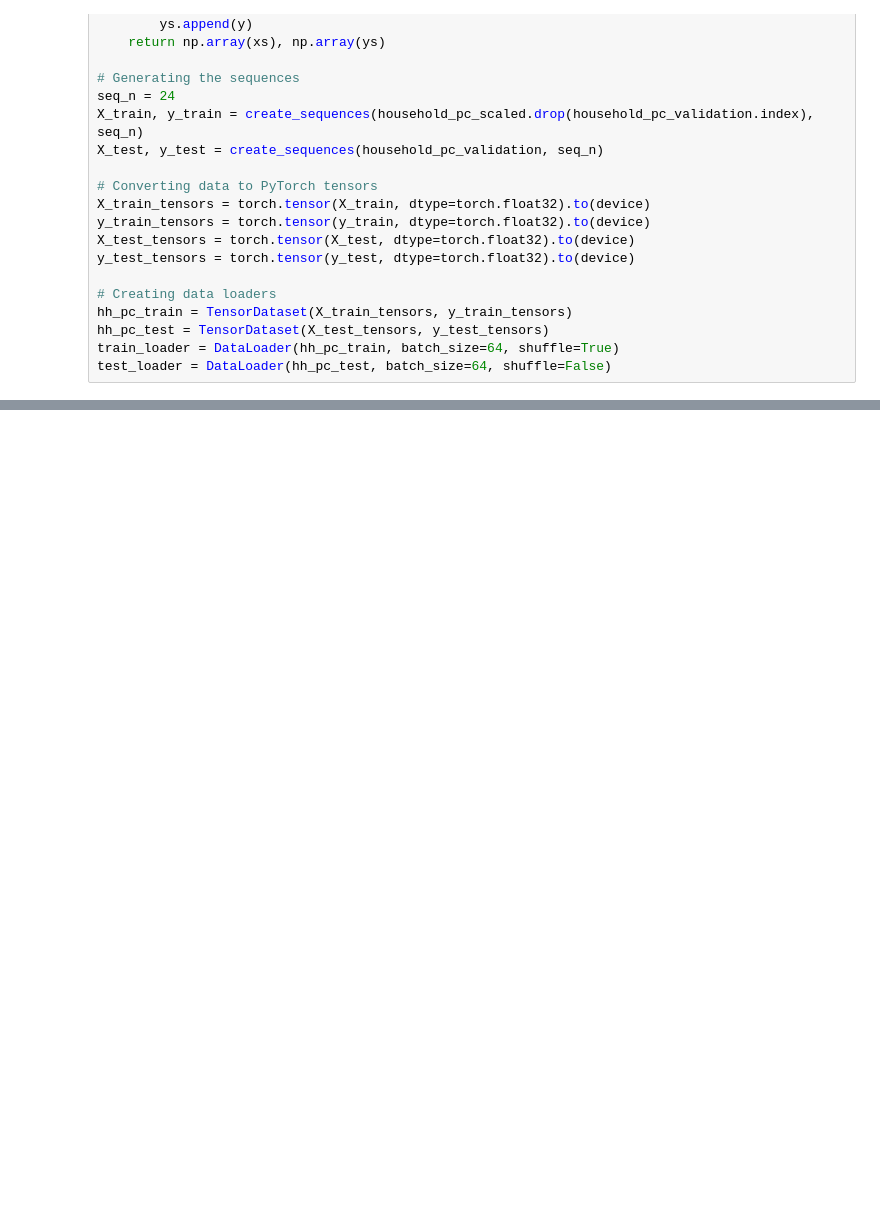
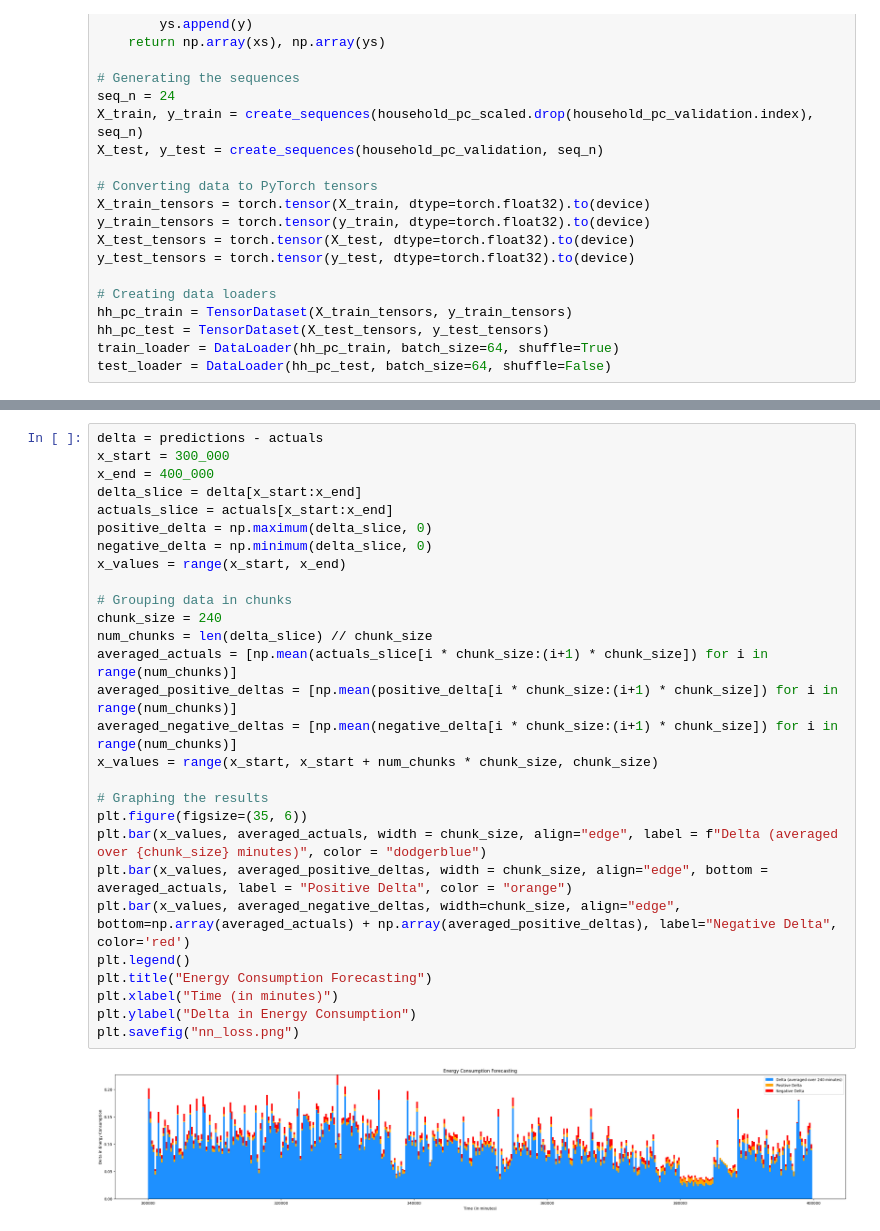
Before and after one commit to gdecina/labs, a Jupyter notebook: household_power_consumption/household_energy_consumption.ipynb, the cells around one changed output, grey strips where cells are left out. Cells and saved outputs as stored; diff of their text form; blank space fills up the shorter version.

Commit message:
Updated the graphs of the results

```diff
--- a/household_power_consumption/household_energy_consumption.ipynb
+++ b/household_power_consumption/household_energy_consumption.ipynb
@@ -192,0 +196,30 @@ actuals, predictions, mse = evaluate_model(model, test_loader)
+# %%
+delta = predictions - actuals
+x_start = 300_000
+x_end = 400_000
+delta_slice = delta[x_start:x_end]
+actuals_slice = actuals[x_start:x_end]
+positive_delta = np.maximum(delta_slice, 0)
+negative_delta = np.minimum(delta_slice, 0)
+x_values = range(x_start, x_end)
+
+# Grouping data in chunks
+chunk_size = 240
+num_chunks = len(delta_slice) // chunk_size
+averaged_actuals = [np.mean(actuals_slice[i * chunk_size:(i+1) * chunk_size]) for i in range(num_chunks)]
+averaged_positive_deltas = [np.mean(positive_delta[i * chunk_size:(i+1) * chunk_size]) for i in range(num_chunks)]
+averaged_negative_deltas = [np.mean(negative_delta[i * chunk_size:(i+1) * chunk_size]) for i in range(num_chunks)]
+x_values = range(x_start, x_start + num_chunks * chunk_size, chunk_size)
+
+# Graphing the results
+plt.figure(figsize=(35, 6))
+plt.bar(x_values, averaged_actuals, width = chunk_size, align="edge", label = f"Delta (averaged over {chunk_size} minutes)", color = "dodgerblue")
+plt.bar(x_values, averaged_positive_deltas, width = chunk_size, align="edge", bottom = averaged_actuals, label = "Positive Delta", color = "orange")
+plt.bar(x_values, averaged_negative_deltas, width=chunk_size, align="edge", bottom=np.array(averaged_actuals) + np.array(averaged_positive_deltas), label="Negative Delta", color='red')
+plt.legend()
+plt.title("Energy Consumption Forecasting")
+plt.xlabel("Time (in minutes)")
+plt.ylabel("Delta in Energy Consumption")
+plt.savefig("nn_loss.png")
+# %% [output]
+[figure, added]
```
Also changed, not shown: parts of 3 cells of this notebook, 2 other files.
